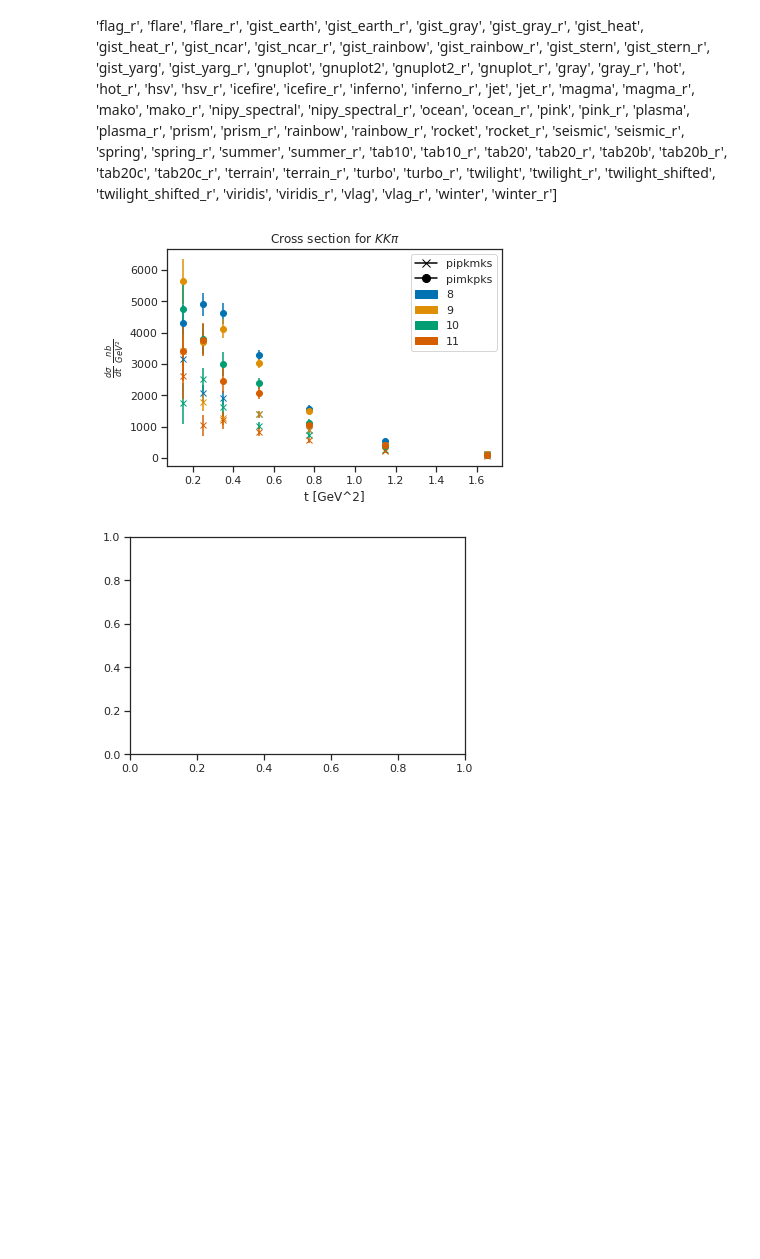
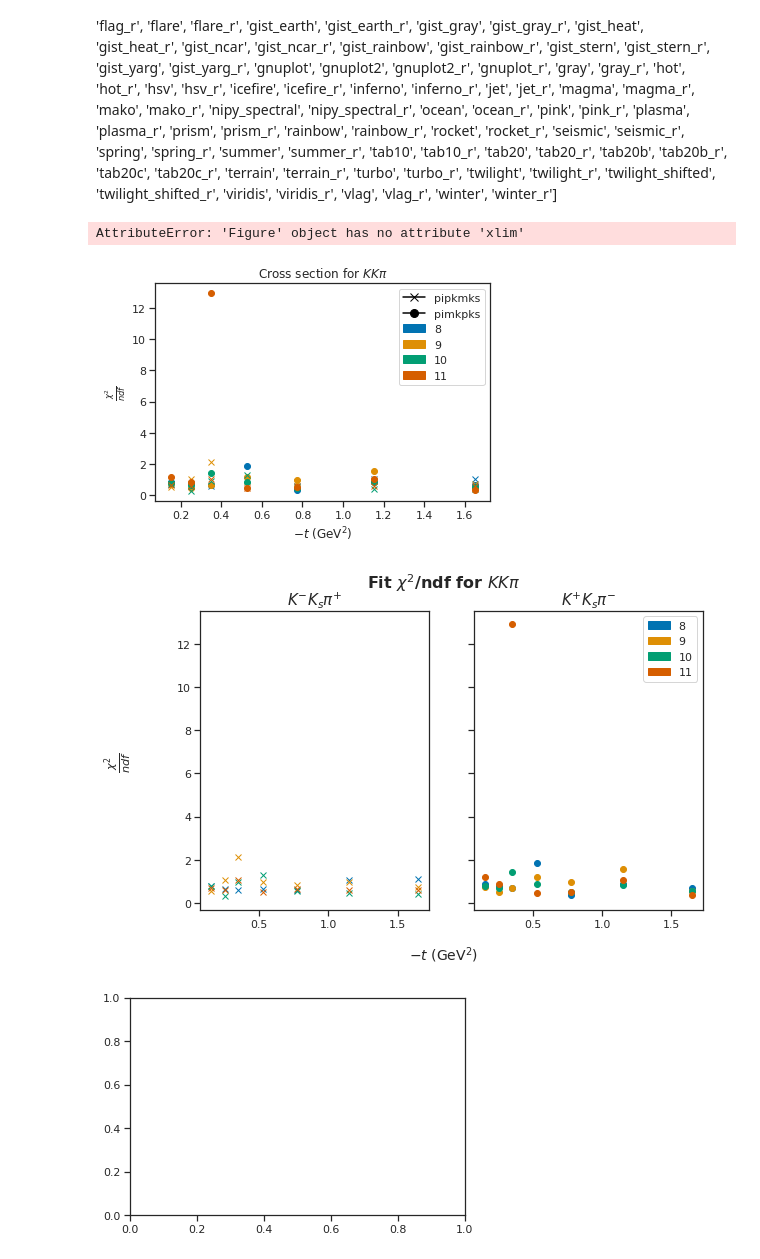
Before and after one commit to tylerviducic/gluex, a Jupyter notebook: scripts/plotting/plot_cs.ipynb, the cells around one changed output. Cells and saved outputs as stored; diff of their text form; code cells hidden in the pictures; blank space fills up the shorter version.

Commit message:
updated crosssection plots

```diff
--- a/scripts/plotting/plot_cs.ipynb
+++ b/scripts/plotting/plot_cs.ipynb
@@ -39,6 +40,7 @@ df['beam_higher'] = df['beam_energy'] + 0.5
 df['lumi'] = df.apply(lambda row: ct.get_luminosity_gluex_1(row['beam_lower'], row['beam_higher']), axis=1)
 df['flux_corrected_yield'] = df['yield'] / (df.lumi*df.t_bin_width)
 df['flux_corrected_yield_error'] = df.flux_corrected_yield * np.sqrt((df.yield_error/df['yield'])**2)
+df['chi2ndf_error'] = 0
 df = df[df.beam_energy > 7]
 # %%
 plot_cs = sns.relplot(data=df, x='t_bin_middle', y='cross_section', hue='beam_energy', style='channel', kind='scatter', palette='colorblind')
@@ -58,29 +60,49 @@ plot_acceptance = sns.relplot(data=df, x='t_bin_middle', y='acceptance', hue='be
 sns.set_style("ticks")
 # %%
 fig, ax = plt.subplots()
+fig0, (axpip, axpim) = plt.subplots(1, 2, sharey=True, figsize=(9, 5.5))
 grouped = df.groupby(['beam_energy', 'channel'])
 cmap = sns.color_palette(palette='colorblind', n_colors=8)
 
 markers = {
     'pipkmks': 'x',
     'pimkpks': 'o'
 }
 channels = {
     'pipkmks': '$K^{-}K_{s}\pi^{+}$',
     'pimkpks': '$K^{+}K_{s}\pi^{-}$'
 }
 
-legend_markers = [mlines.Line2D([], [], color='black', marker=markers[mkr], markersize=8, label=mkr) for mkr in markers]
-channel_markers = [mpatches.Patch(color=cmap[bm-8], label=bm) for bm in list(set(index[0] for index in grouped.groups.keys()))]
+legend_channel_markers = [mlines.Line2D([], [], color='black', marker=markers[mkr], markersize=8, label=mkr) for mkr in markers]
+legend_energy_colors = [mpatches.Patch(color=cmap[bm-8], label=bm) for bm in list(set(index[0] for index in grouped.groups.keys()))]
 
+fit_quantity = 'chi2ndf'
+for i, ((beam, channel), group) in enumerate(grouped):
 
-for i, ((beam, channel), group) in enumerate(grouped):
-    ax.errorbar(x=group.t_bin_middle, y=group.cross_section, yerr=group.cross_section_error, marker=markers[channel], c=cmap[beam-8], ls='none')
-    ax.legend(handles=legend_markers + channel_markers)
-    ax.set_xlabel('t [GeV^2]')
-    ax.set_ylabel('$\\frac{d\\sigma}{dt}$ $\\frac{nb}{GeV^2}$')
-    ax.set_title('Cross section for $KK\pi$')
+    ax.errorbar(x=group.t_bin_middle, y=group[fit_quantity], yerr=group[f'{fit_quantity}_error'], marker=markers[channel], c=cmap[beam-8], ls='none')
+
+    if channel == 'pipkmks':
+        axpip.errorbar(x=group.t_bin_middle, y=group[fit_quantity], yerr=group[f'{fit_quantity}_error'], marker=markers[channel], c=cmap[beam-8], ls='none')
+    if channel == 'pimkpks':
+        axpim.errorbar(x=group.t_bin_middle, y=group[fit_quantity], yerr=group[f'{fit_quantity}_error'], marker=markers[channel], c=cmap[beam-8], ls='none')
+
+ax.legend(handles=legend_channel_markers + legend_energy_colors)
+ax.set_xlabel(ct.LATEX_AXIS_LABEL_DICT['t'])
+ax.set_ylabel(ct.LATEX_AXIS_LABEL_DICT[fit_quantity])
+ax.set_title('Cross section for $KK\pi$')
+axpip.set_title('$K^{-}K_{s}\pi^{+}$', fontsize=15)
+axpim.set_title('$K^{+}K_{s}\pi^{-}$', fontsize=15)
+axpim.legend(handles=legend_energy_colors)
+fig0.suptitle(f'{ct.LATEX_PLOT_TITLE_DICT[fit_quantity]} for $KK\pi$', fontsize=16, fontweight='demibold')
+fig0.text(0.5, 0.0, ct.LATEX_AXIS_LABEL_DICT['t'], ha='center', fontsize=14)
+fig0.text(-0.025, 0.5, ct.LATEX_AXIS_LABEL_DICT[fit_quantity], va='center', rotation='vertical', fontsize=16)
+if fit_quantity == 'chi2ndf':
+    axpip.set_ylim(0, 2)
+fig0.tight_layout()
+fig0.savefig(f'/work/halld/home/viducic/plots/thesis/cross_section_plots/comparison_{fit_quantity}.png', bbox_inches = 'tight')
 # %% [output]
+AttributeError: 'Figure' object has no attribute 'xlim'
-[figure, old version]
+[figure, new version]
+[figure, added]
 # %%
 grouped_energy = df.groupby(['beam_energy'])
```
Also changed, not shown: parts of 4 cells of this notebook, 2 other files.
